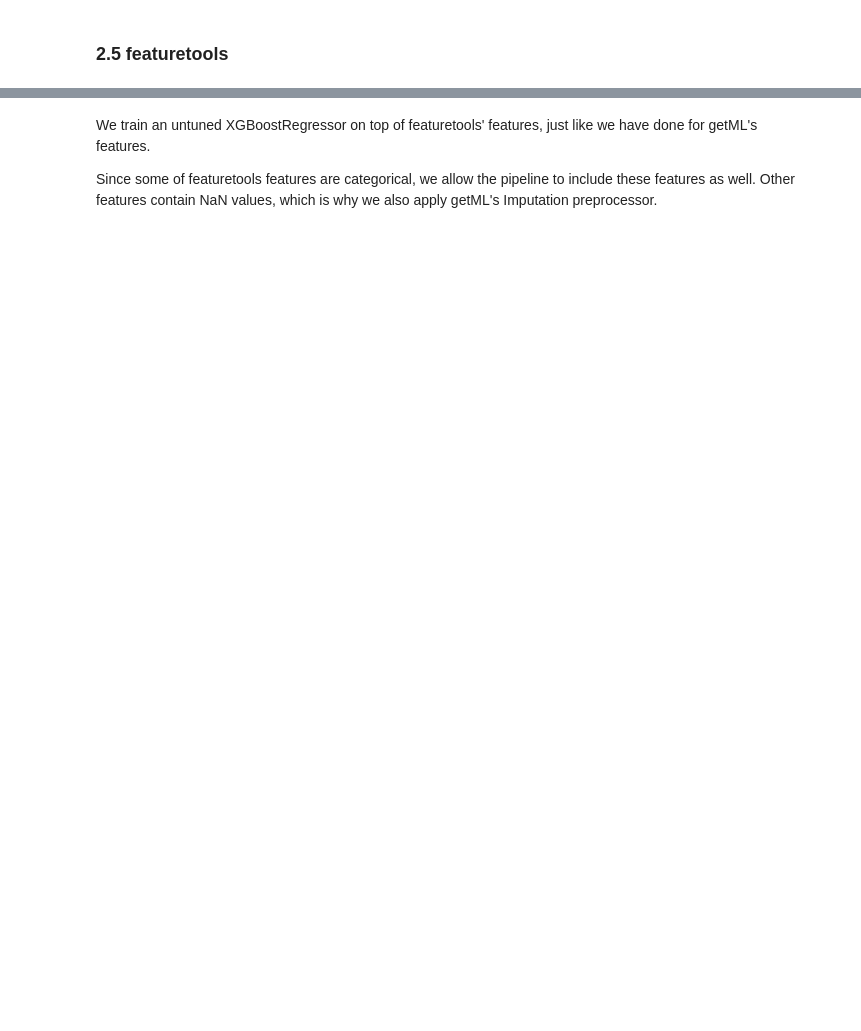
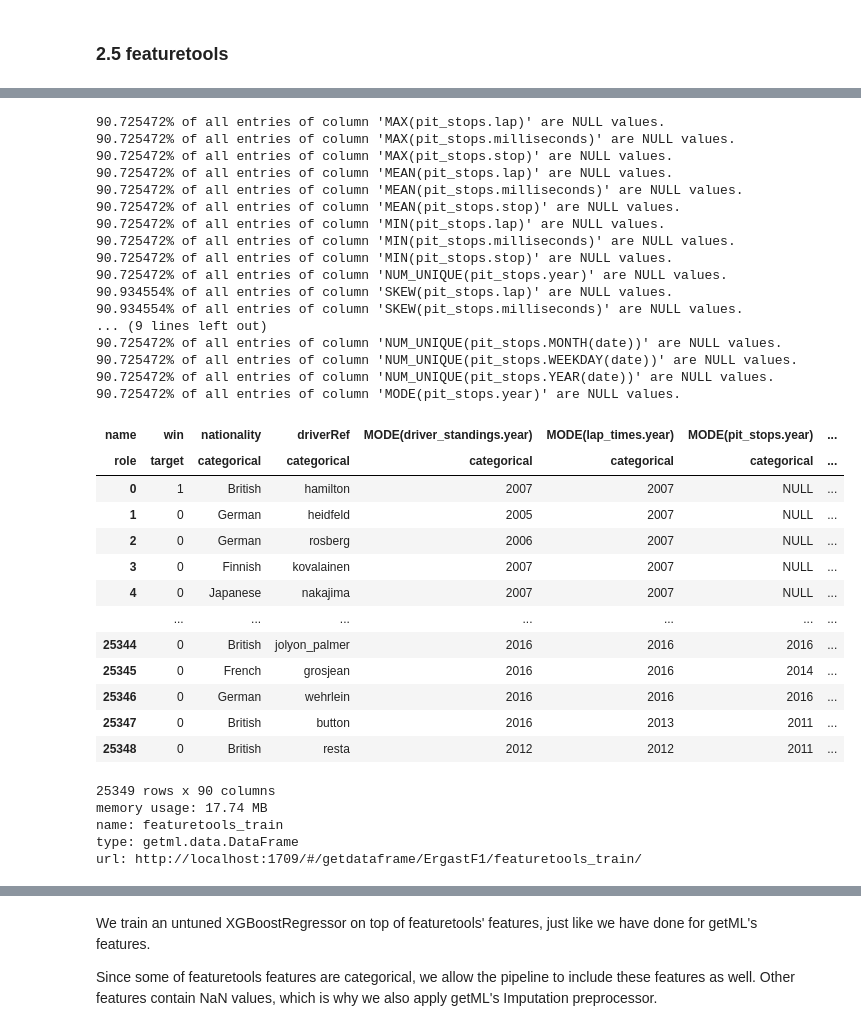
Before and after one commit to getml/getml-demo, a Jupyter notebook: formula1.ipynb, the cells around one changed output, grey strips where cells are left out. Drawn from its saved outputs; the diff is of its cells as text; code cells hidden in the pictures; blank space fills up the shorter version.

```diff
--- a/formula1.ipynb
+++ b/formula1.ipynb
@@ -738,0 +793,4 @@ population_train_pd
+# %%
+lap_times_train_pd = prepare_peripheral(lap_times_pd, population_train_pd)
+lap_times_test_pd = prepare_peripheral(lap_times_pd, population_test_pd)
+lap_times_train_pd
@@ -738,0 +813,4 @@ population_train_pd
+# %%
+pit_stops_train_pd = prepare_peripheral(pit_stops_pd, population_train_pd)
+pit_stops_test_pd = prepare_peripheral(pit_stops_pd, population_test_pd)
+pit_stops_train_pd
@@ -739,8 +841,9 @@ population_train_pd
 # %%
 entities_train = {
     "population" : (population_train_pd, "id"),
-    "inspections" : (inspections_train_pd, "index"),
-    "violations" : (violations_train_pd, "index")
+    "driver_standings": (driver_standings_train_pd, "index"),
+    "lap_times" : (lap_times_train_pd, "index"),
+    "pit_stops" : (pit_stops_train_pd, "index"),
 }
 # %%
 entities_test = {
@@ -767,10 +872,45 @@ featuretools_test_pd = featuretools.dfs(
 featuretools_train = getml.data.DataFrame.from_pandas(featuretools_train_pd, "featuretools_train")
 featuretools_test = getml.data.DataFrame.from_pandas(featuretools_test_pd, "featuretools_test")
 # %%
-featuretools_train.set_role("name", getml.data.roles.text)
-featuretools_train.set_role("score", getml.data.roles.target)
+featuretools_train.set_role("win", getml.data.roles.target)
 featuretools_train.set_role(featuretools_train.unused_float_names, getml.data.roles.numerical)
 featuretools_train.set_role(featuretools_train.unused_string_names, getml.data.roles.categorical)
 
 featuretools_train
+# %% [output]
+90.725472% of all entries of column 'MAX(pit_stops.lap)' are NULL values.
+90.725472% of all entries of column 'MAX(pit_stops.milliseconds)' are NULL values.
+90.725472% of all entries of column 'MAX(pit_stops.stop)' are NULL values.
+90.725472% of all entries of column 'MEAN(pit_stops.lap)' are NULL values.
+90.725472% of all entries of column 'MEAN(pit_stops.milliseconds)' are NULL values.
+90.725472% of all entries of column 'MEAN(pit_stops.stop)' are NULL values.
+90.725472% of all entries of column 'MIN(pit_stops.lap)' are NULL values.
+90.725472% of all entries of column 'MIN(pit_stops.milliseconds)' are NULL values.
+90.725472% of all entries of column 'MIN(pit_stops.stop)' are NULL values.
+90.725472% of all entries of column 'NUM_UNIQUE(pit_stops.year)' are NULL values.
+90.934554% of all entries of column 'SKEW(pit_stops.lap)' are NULL values.
+90.934554% of all entries of column 'SKEW(pit_stops.milliseconds)' are NULL values.
+... (9 lines left out)
+90.725472% of all entries of column 'NUM_UNIQUE(pit_stops.MONTH(date))' are NULL values.
+90.725472% of all entries of column 'NUM_UNIQUE(pit_stops.WEEKDAY(date))' are NULL values.
+90.725472% of all entries of column 'NUM_UNIQUE(pit_stops.YEAR(date))' are NULL values.
+90.725472% of all entries of column 'MODE(pit_stops.year)' are NULL values.
+| name | win | nationality | driverRef | MODE(driver_standings.year) | MODE(lap_times.year) | MODE(pit_stops.year) | ... |
+| role | target | categorical | categorical | categorical | categorical | categorical | ... |
+| 0 | 1 | British | hamilton | 2007 | 2007 | NULL | ... |
+| 1 | 0 | German | heidfeld | 2005 | 2007 | NULL | ... |
+| 2 | 0 | German | rosberg | 2006 | 2007 | NULL | ... |
+| 3 | 0 | Finnish | kovalainen | 2007 | 2007 | NULL | ... |
+| 4 | 0 | Japanese | nakajima | 2007 | 2007 | NULL | ... |
+|  | ... | ... | ... | ... | ... | ... | ... |
+| 25344 | 0 | British | jolyon_palmer | 2016 | 2016 | 2016 | ... |
+| 25345 | 0 | French | grosjean | 2016 | 2016 | 2014 | ... |
+| 25346 | 0 | German | wehrlein | 2016 | 2016 | 2016 | ... |
+| 25347 | 0 | British | button | 2016 | 2013 | 2011 | ... |
+| 25348 | 0 | British | resta | 2012 | 2012 | 2011 | ... |
+25349 rows x 90 columns
+memory usage: 17.74 MB
+name: featuretools_train
+type: getml.data.DataFrame
+url: http://localhost:1709/#/getdataframe/ErgastF1/featuretools_train/
 # %%
```
Also changed, not shown: parts of 49 cells of this notebook.
